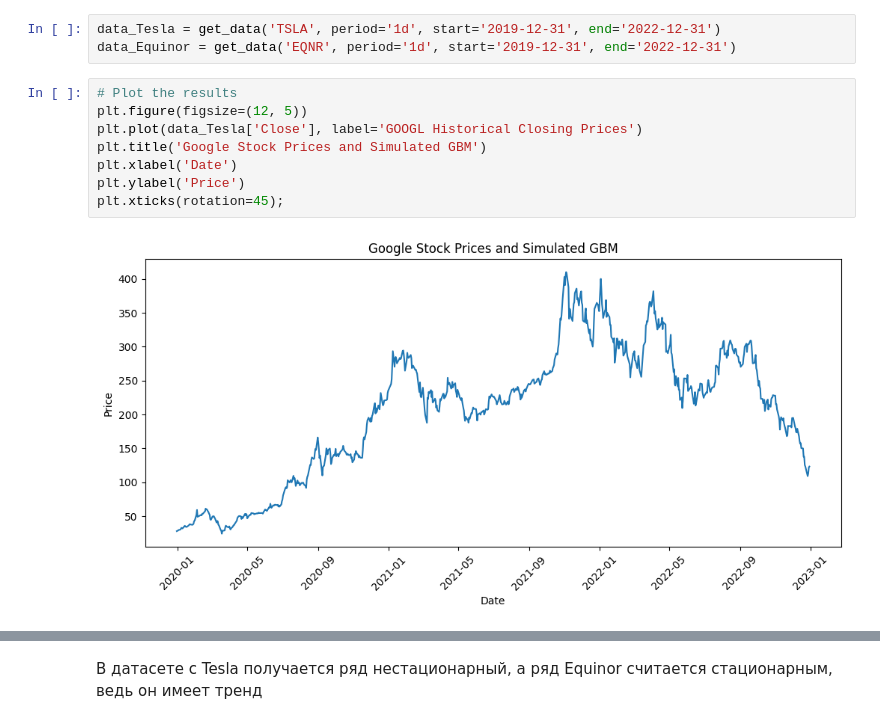
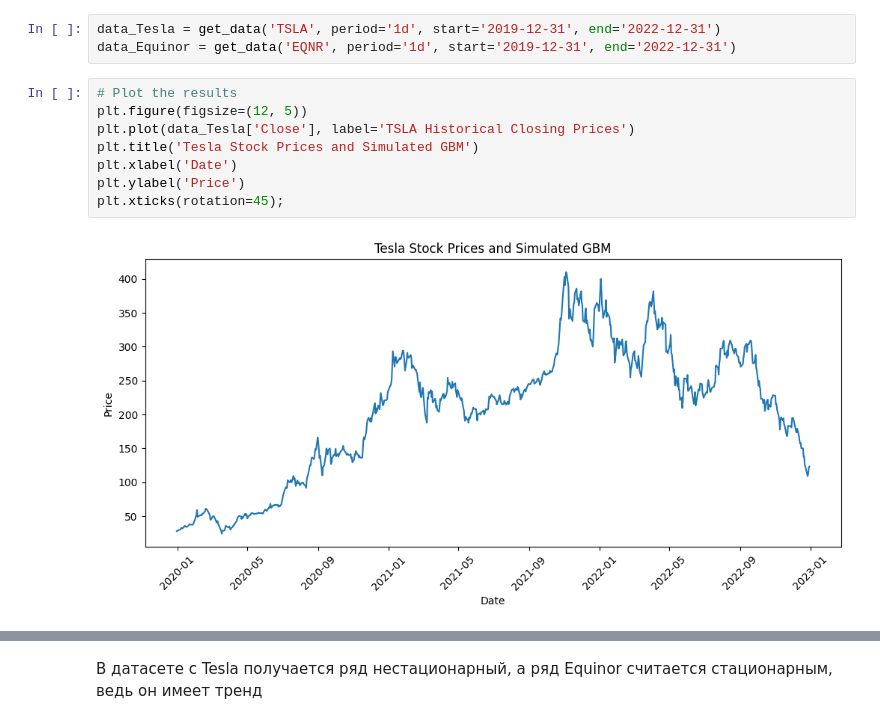
Before and after one commit to QS1lE/ml_time.series.2, a Jupyter notebook: practice 6/6_unit_root_hurst.ipynb, the cells around one changed output, grey strips where cells are left out. Saved outputs shown, nothing was run; the diff lists cells and outputs as text.

```diff
--- a/practice 6/6_unit_root_hurst.ipynb
+++ b/practice 6/6_unit_root_hurst.ipynb
@@ -684,13 +684,13 @@ data_Equinor = get_data('EQNR', period='1d', start='2019-12-31', end='2022-12-31
 # %%
 # Plot the results
 plt.figure(figsize=(12, 5))
-plt.plot(data_Tesla['Close'], label='GOOGL Historical Closing Prices')
-plt.title('Google Stock Prices and Simulated GBM')
+plt.plot(data_Tesla['Close'], label='TSLA Historical Closing Prices')
+plt.title('Tesla Stock Prices and Simulated GBM')
 plt.xlabel('Date')
 plt.ylabel('Price')
 plt.xticks(rotation=45);
 # %% [output]
-[figure, old version]
+[figure, new version]
 # %%
 # Plot the results
 plt.figure(figsize=(12, 5))
```
Also changed, not shown: parts of 6 cells of this notebook.
